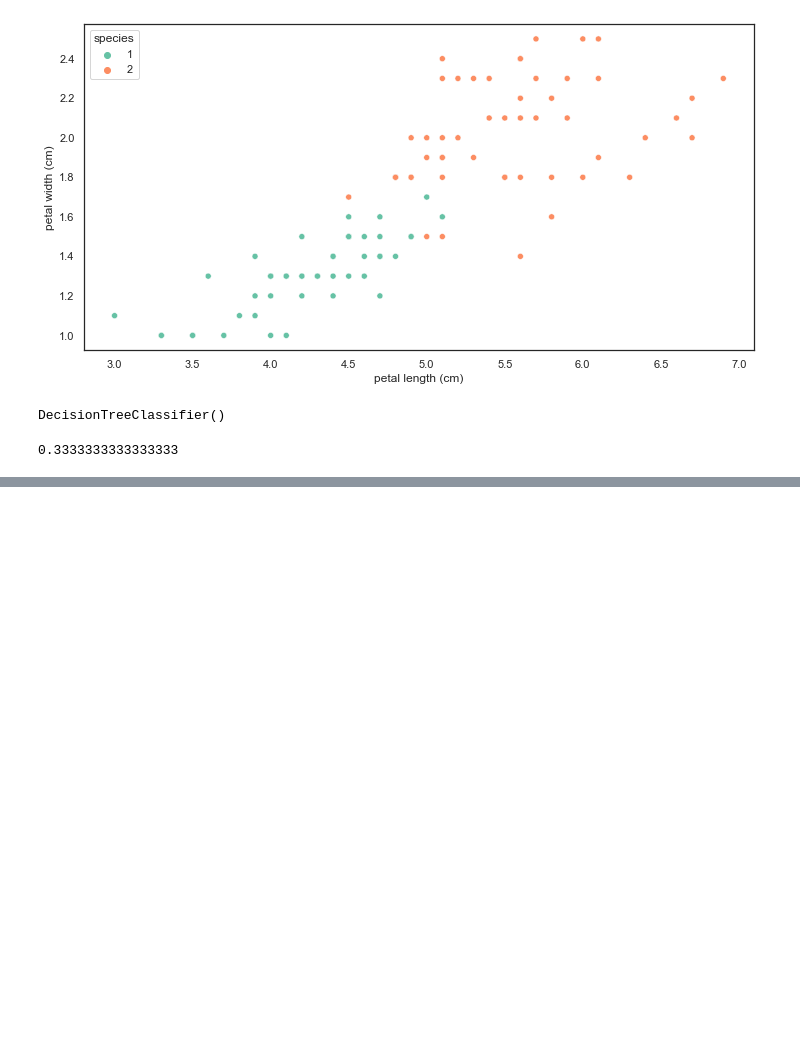
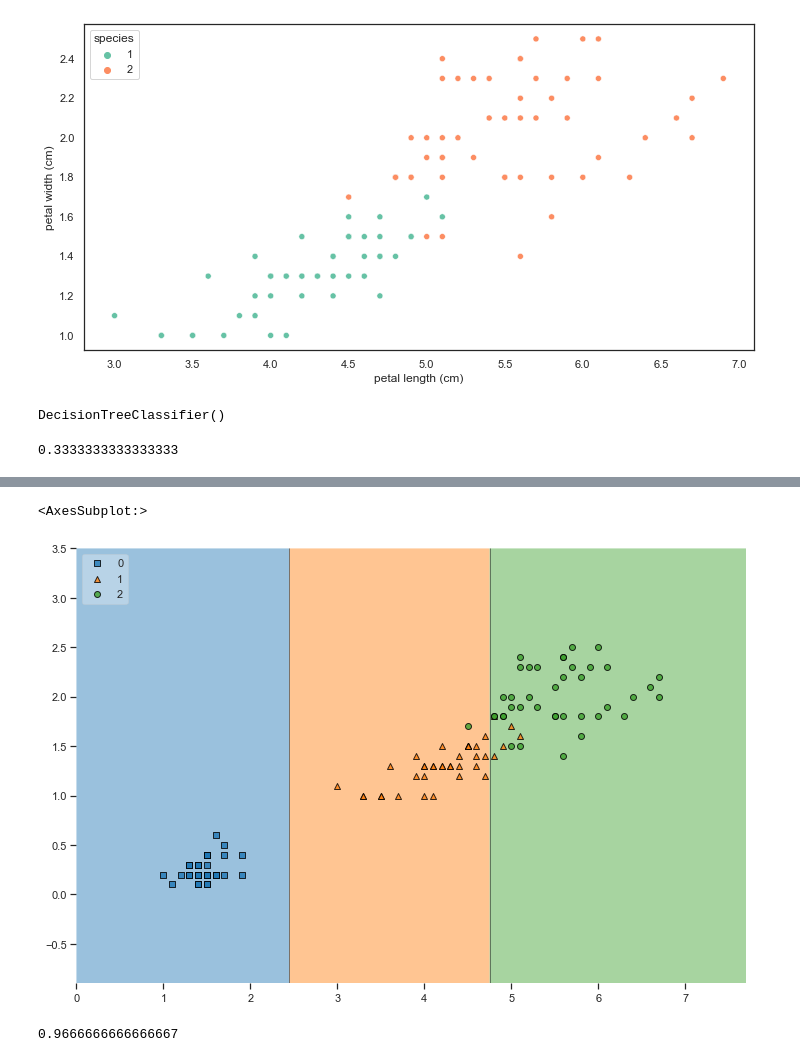
Before and after one commit to yeonghwanchoi/DS_class, a Jupyter notebook: iris.ipynb, the cells around one changed output, grey strips where cells are left out. Drawn from its saved outputs; the diff is of its cells as text; code cells hidden in the pictures; blank space fills up the shorter version.

```diff
--- a/iris.ipynb
+++ b/iris.ipynb
@@ -98,0 +114,3 @@ accuracy_score(iris.target,  y_pred_tr)
+# %%
+from sklearn.datasets import load_iris
+iris=load_iris()
@@ -98,0 +126,6 @@ accuracy_score(iris.target,  y_pred_tr)
+# %%
+from sklearn.model_selection import train_test_split
+features = iris.data[:,2:]
+labels = iris.target
+
+X_train, X_test, y_train, y_test = train_test_split(features, labels, test_size=0.2, stratify=labels ,random_state=13)
@@ -98,0 +157,13 @@ accuracy_score(iris.target,  y_pred_tr)
+# %%
+import matplotlib.pyplot as plt
+from mlxtend.plotting import plot_decision_regions
+plt.figure(figsize=(12,8))
+plot_decision_regions(X=X_train, y=y_train, clf = iris_tree, legend=2)
+# %% [output]
+<AxesSubplot:>
+[figure, added]
+# %%
+y_pred_test = iris_tree.predict(X_test)
+accuracy_score(y_test, y_pred_test)
+# %% [output]
+0.9666666666666667
```
Also changed, not shown: parts of 15 cells of this notebook.
